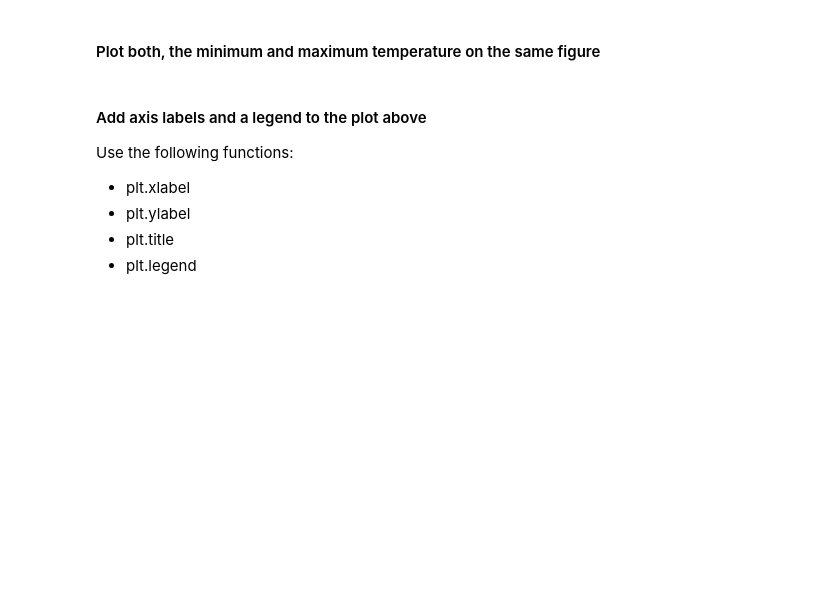
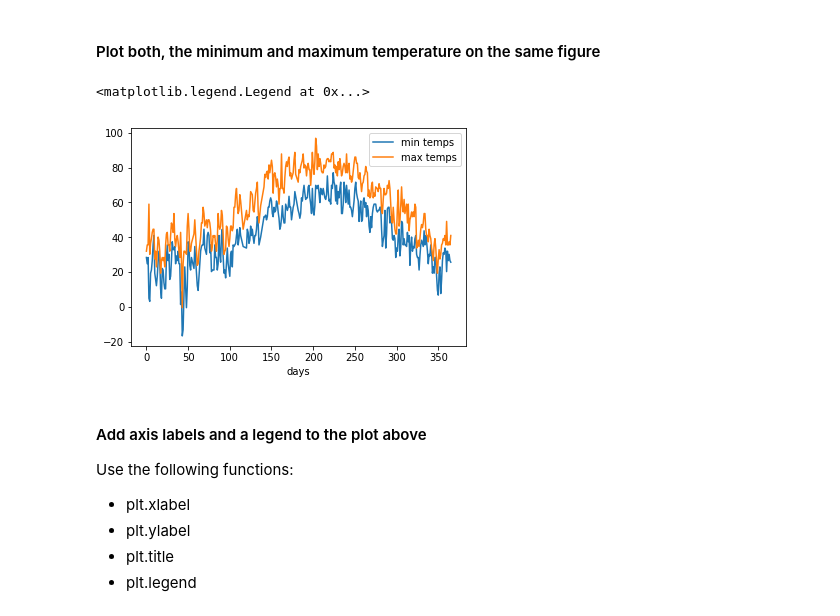
Before and after one commit to abstructs/ML1, a Jupyter notebook: exercises/plotting_basics.ipynb, the cells around one changed output. Saved outputs shown, nothing was run; the diff lists cells and outputs as text; code cells hidden in the pictures; blank space fills up the shorter version.

```diff
--- a/exercises/plotting_basics.ipynb
+++ b/exercises/plotting_basics.ipynb
@@ -24,5 +56,12 @@ weather = np.loadtxt("OshawaWeather2016.csv", skiprows=1, delimiter=',')
 # %% [markdown]
 #### Plot both, the minimum and maximum temperature on the same figure
+# %%
+plt.plot(days, toFahrenheit(min_temps), days, toFahrenheit(max_temps))
+plt.xlabel("days")
+plt.legend(["min temps", "max temps"])
+# %% [output]
+<matplotlib.legend.Legend at 0x...>
+[figure, added]
 # %% [markdown]
 #### Add axis labels and a legend to the plot above
 Use the following functions:
```
Also changed, not shown: parts of 12 cells of this notebook, 1 other file.
